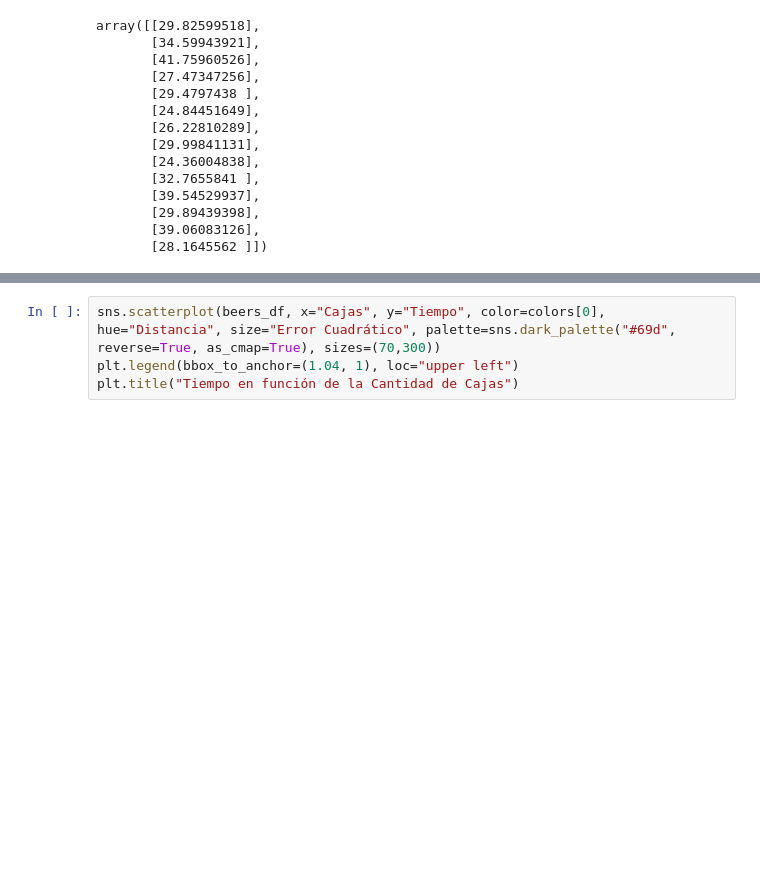
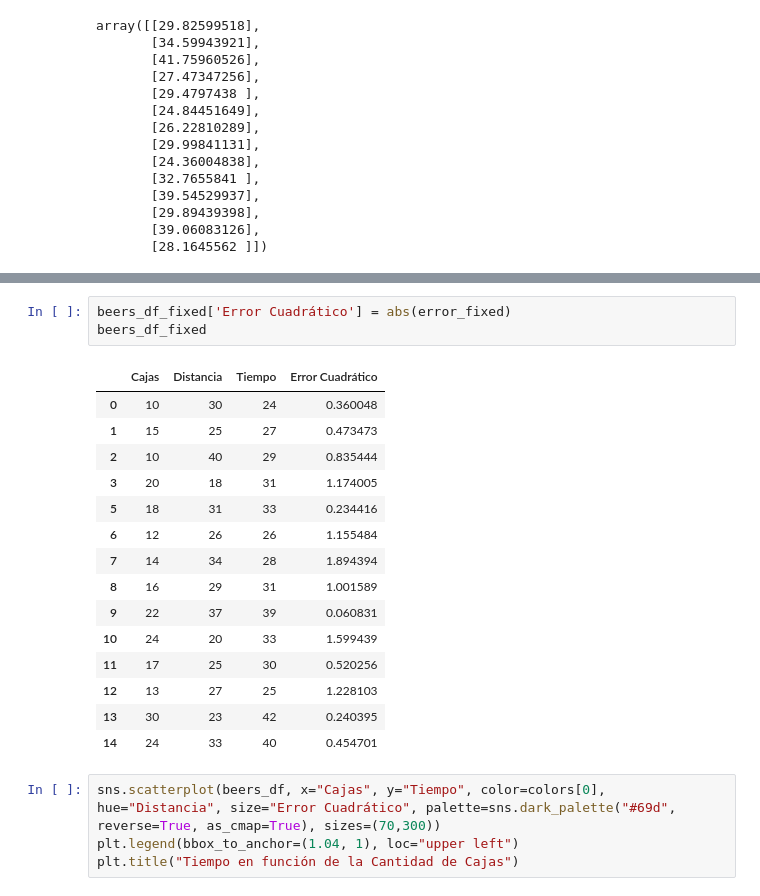
Before and after one commit to prausela/regressions, a Jupyter notebook: beers.ipynb, the cells around one changed output, grey strips where cells are left out. Cells and saved outputs as stored; diff of their text form; blank space fills up the shorter version.

```diff
--- a/beers.ipynb
+++ b/beers.ipynb
@@ -526,3 +544,22 @@ array([[29.82599518],
+# %%
+beers_df_fixed['Error Cuadrático'] = abs(error_fixed)
+beers_df_fixed
+# %% [output]
+|  | Cajas | Distancia | Tiempo | Error Cuadrático |
+| 0 | 10 | 30 | 24 | 0.360048 |
+| 1 | 15 | 25 | 27 | 0.473473 |
+| 2 | 10 | 40 | 29 | 0.835444 |
+| 3 | 20 | 18 | 31 | 1.174005 |
+| 5 | 18 | 31 | 33 | 0.234416 |
+| 6 | 12 | 26 | 26 | 1.155484 |
+| 7 | 14 | 34 | 28 | 1.894394 |
+| 8 | 16 | 29 | 31 | 1.001589 |
+| 9 | 22 | 37 | 39 | 0.060831 |
+| 10 | 24 | 20 | 33 | 1.599439 |
+| 11 | 17 | 25 | 30 | 0.520256 |
+| 12 | 13 | 27 | 25 | 1.228103 |
+| 13 | 30 | 23 | 42 | 0.240395 |
+| 14 | 24 | 33 | 40 | 0.454701 |
 # %%
 sns.scatterplot(beers_df, x="Cajas", y="Tiempo", color=colors[0], hue="Distancia", size="Error Cuadrático", palette=sns.dark_palette("#69d", reverse=True, as_cmap=True), sizes=(70,300))
 plt.legend(bbox_to_anchor=(1.04, 1), loc="upper left")
```
Also changed, not shown: parts of 4 cells of this notebook.
